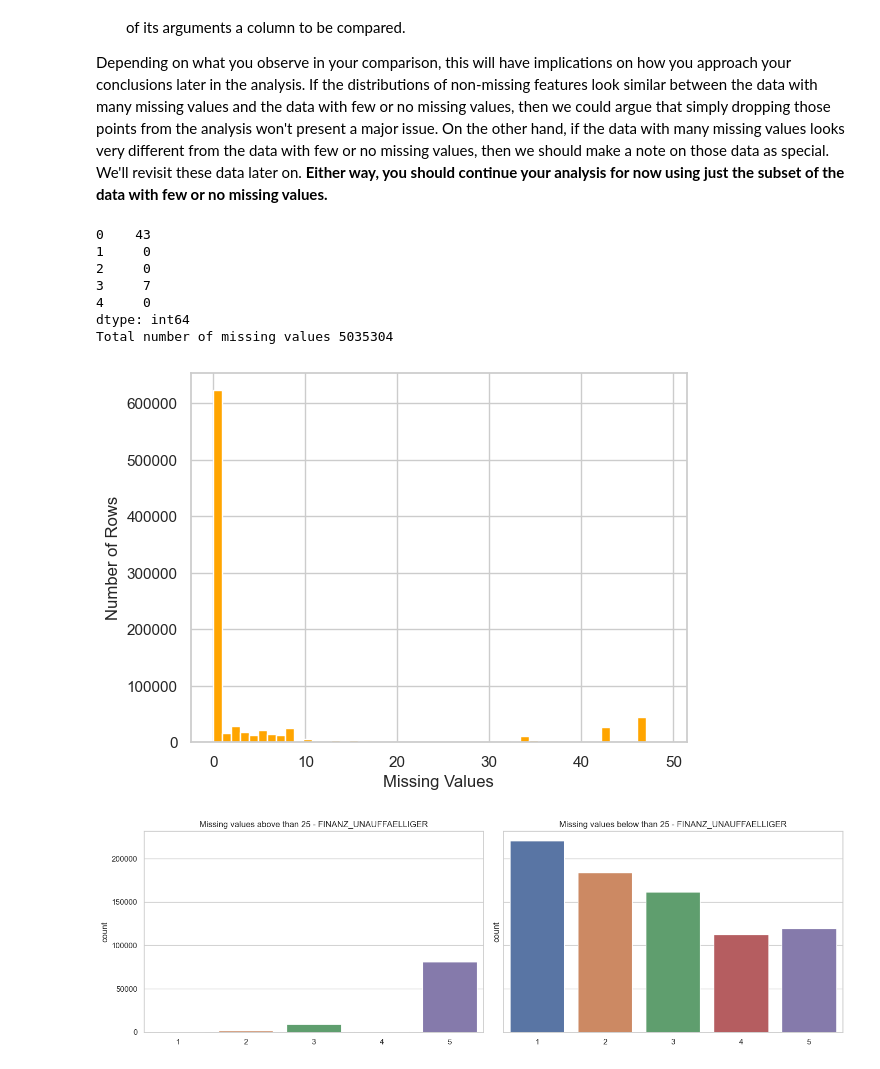
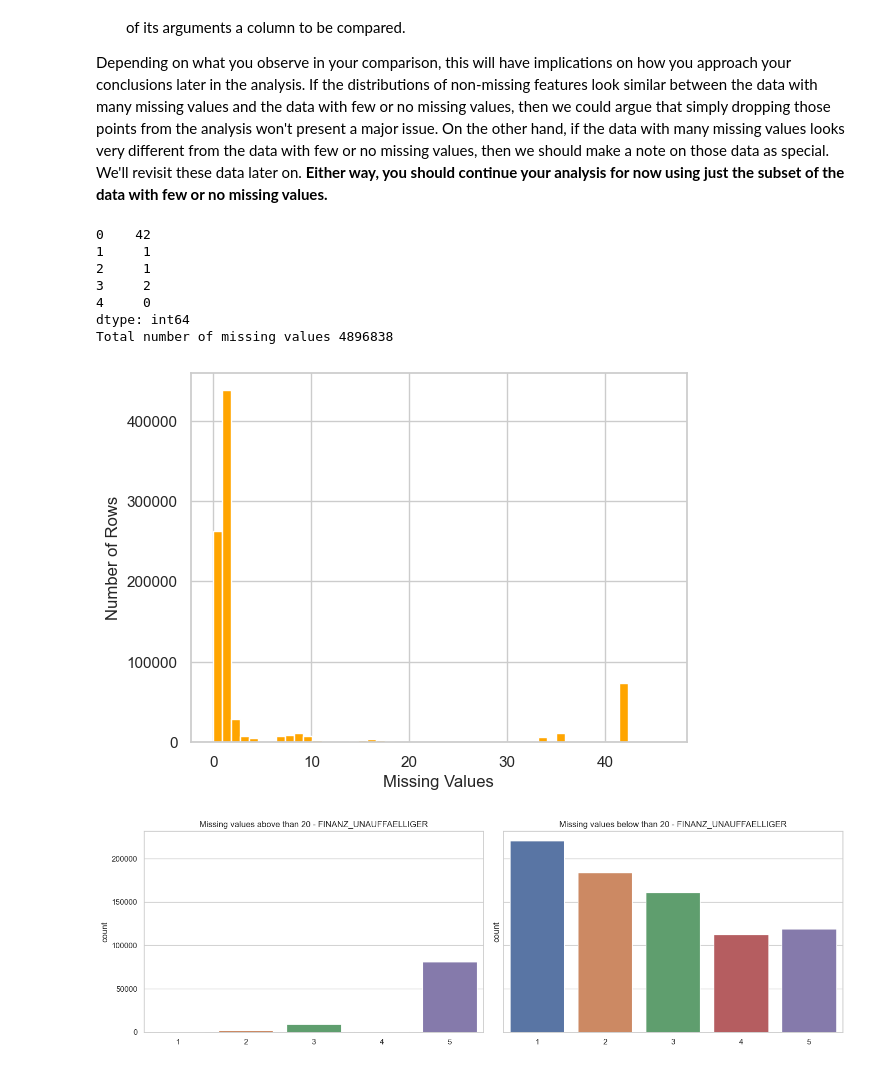
Before and after one commit to luisgj/customer-segments-predictor, a Jupyter notebook: Identify_Customer_Segments.ipynb, the cells around one changed output. Drawn from its saved outputs; the diff is of its cells as text; code cells hidden in the pictures.

```diff
--- a/Identify_Customer_Segments.ipynb
+++ b/Identify_Customer_Segments.ipynb
@@ -193,32 +197,32 @@ In order to know what to do with the outlier rows, we should see if the distribu
 Depending on what you observe in your comparison, this will have implications on how you approach your conclusions later in the analysis. If the distributions of non-missing features look similar between the data with many missing values and the data with few or no missing values, then we could argue that simply dropping those points from the analysis won't present a major issue. On the other hand, if the data with many missing values looks very different from the data with few or no missing values, then we should make a note on those data as special. We'll revisit these data later on. **Either way, you should continue your analysis for now using just the subset of the data with few or no missing values.**
 # %%
 # How much data is missing in each row of the dataset?
-rows_missing = azdias_processed.isnull().sum(axis=1)
+rows_missing = azdias.isnull().sum(axis=1)
 print(rows_missing.head())
 print("Total number of missing values", rows_missing.sum())
 # %% [output]
-0    43
-1     0
-2     0
-3     7
+0    42
+1     1
+2     1
+3     2
 4     0
 dtype: int64
-Total number of missing values 5035304
+Total number of missing values 4896838
 # %%
 # Write code to divide the data into two subsets based on the number of missing
 # values in each row.
 plt.hist(rows_missing, bins=50, color = 'orange')
 plt.ylabel('Number of Rows')
 plt.xlabel('Missing Values')
 plt.show()
 
-# We will use 25 as our threshold to divide the dataset into two subsets.
+# We will use 20 as our threshold to divide the dataset into two subsets.
 # Write code to divide the data into two subsets based on the number of missing
 # values in each row.
-low = azdias[azdias.isnull().sum(axis=1) < 25]
-high = azdias[azdias.isnull().sum(axis=1) > 25]
+low = azdias[azdias.isnull().sum(axis=1) < 20]
+high = azdias[azdias.isnull().sum(axis=1) > 20]
 # %% [output]
-[figure, old version]
+[figure, new version]
 # %%
 # Compare the distribution of values for at least five columns where there are
 # no or few missing values, between the two subsets.
```
Also changed, not shown: parts of 16 cells of this notebook.
